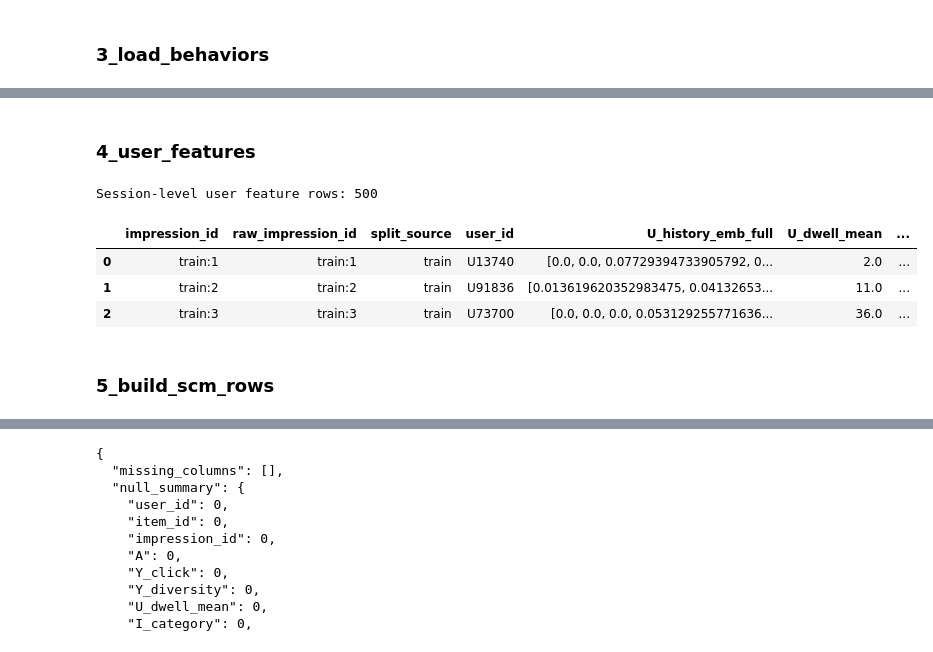
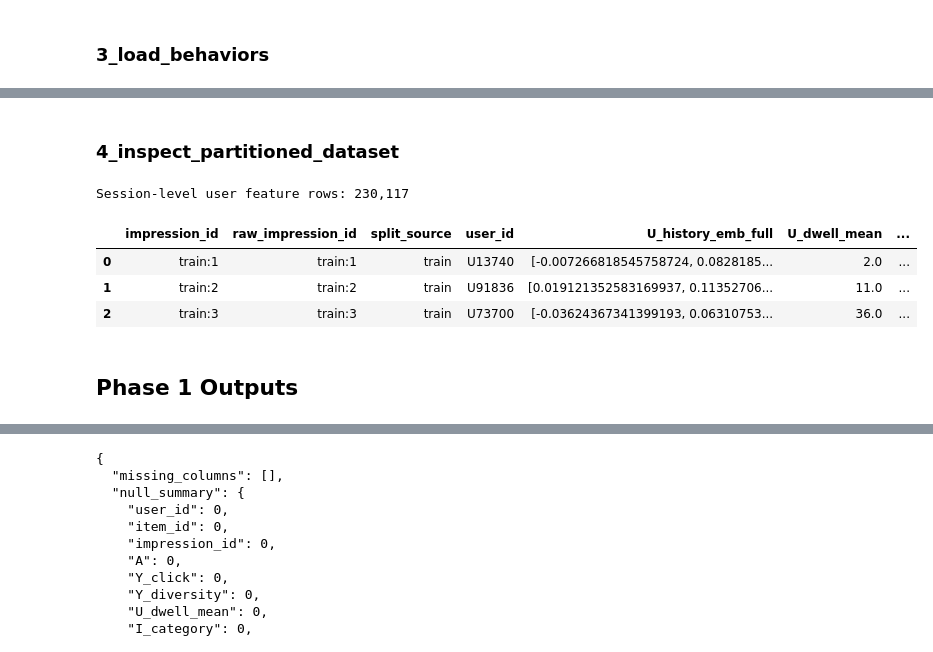
Before and after one commit to inwrongplannet/causal_rs, a Jupyter notebook: notebooks/phase_1_data_pipeline_mind_small.ipynb, the cells around one changed output, grey strips where cells are left out. Saved outputs shown, nothing was run; the diff lists cells and outputs as text; code cells hidden in the pictures.

Commit message:
improve phase notebooks and ignore heavy parquet artifacts

```diff
--- a/notebooks/phase_1_data_pipeline_mind_small.ipynb
+++ b/notebooks/phase_1_data_pipeline_mind_small.ipynb
@@ -23,28 +23,37 @@
 - `data/processed/phase1_data_report.json`
 - `data/interim/scm_full_embeddings.parquet` (full embeddings sidecar)
 # %%
+import sys
+import os
+import json
+import logging
 from pathlib import Path
 import random
+from datetime import datetime
+
+import pandas as pd
 import numpy as np
-import pandas as pd
+from sklearn.decomposition import PCA
+from sklearn.model_selection import train_test_split
 
+logging.basicConfig(level=logging.INFO, format='%(levelname)s: %(message)s')
 
-def resolve_project_root() -> Path:
-    cwd = Path.cwd().resolve()
-    for candidate in (cwd, cwd.parent):
-        if (candidate / "CausalRS_Complete_Documentation_v2.md").exists():
-            return candidate
-    return cwd
+# Adjust context to project root
+cwd = Path.cwd()
+if cwd.name == "notebooks":
+    root = cwd.parent
+else:
+    root = cwd
 
+PROJECT_ROOT = root
 
-PROJECT_ROOT = resolve_project_root()
 DATA_DIR = PROJECT_ROOT / "data"
 RAW_DIR = DATA_DIR / "raw"
 INTERIM_DIR = DATA_DIR / "interim"
 PROCESSED_DIR = DATA_DIR / "processed"
 NOTEBOOKS_DIR = PROJECT_ROOT / "notebooks"
+RAW_SMALL_DIR = RAW_DIR / "MIND-small"
 
-RAW_SMALL_DIR = RAW_DIR / "MIND-small"
 RAW_SMALL_TRAIN_DIR = RAW_SMALL_DIR / "train"
 RAW_SMALL_DEV_DIR = RAW_SMALL_DIR / "dev"
 RAW_SMALL_TEST_DIR = RAW_SMALL_DIR / "test"
@@ -57,7 +66,7 @@ TITLE_EMBED_DIM = 768
 TITLE_EMBED_MODEL = "sentence-transformers/all-mpnet-base-v2"
 ENTITY_EMBED_DIM = 100
 SPLIT_RATIOS = (0.70, 0.15, 0.15)
-MAX_BEHAVIOR_ROWS = 500  # Set to an int for fast smoke tests.
+MAX_BEHAVIOR_ROWS = None  # None for full dataset, int for fast smoke tests.
 
 for path in [
     DATA_DIR,
@@ -1093,20 +1048,20 @@ Behavior rows after parsing/filtering: 500
 # %% [markdown]
-### 4_user_features
+### 4_inspect_partitioned_dataset
 # %%
-session_user_features_df = build_session_user_features(
-    behaviors_df=behaviors_df,
-    news_features_df=news_features_df,
-    title_dim=TITLE_EMBED_DIM,
-)
+import pyarrow.dataset as ds
 
-print(f"Session-level user feature rows: {session_user_features_df.shape[0]:,}")
-session_user_features_df.head(3)
+dataset = ds.dataset(scm_parts_dir)
+print(f"Total rows in partitioned dataset: {dataset.count_rows():,}")
+print(f"Total parquet parts: {len(dataset.files)}")
+
+# Preview chunk
+dataset.to_table(limit=3).to_pandas()
 # %% [output]
-Session-level user feature rows: 500
+Session-level user feature rows: 230,117
 |  | impression_id | raw_impression_id | split_source | user_id | U_history_emb_full | U_dwell_mean | ... |
-| 0 | train:1 | train:1 | train | U13740 | [0.0, 0.0, 0.07729394733905792, 0... | 2.0 | ... |
-| 1 | train:2 | train:2 | train | U91836 | [0.013619620352983475, 0.04132653... | 11.0 | ... |
-| 2 | train:3 | train:3 | train | U73700 | [0.0, 0.0, 0.0, 0.053129255771636... | 36.0 | ... |
+| 0 | train:1 | train:1 | train | U13740 | [-0.007266818545758724, 0.0828185... | 2.0 | ... |
+| 1 | train:2 | train:2 | train | U91836 | [0.019121352583169937, 0.11352706... | 11.0 | ... |
+| 2 | train:3 | train:3 | train | U73700 | [-0.03624367341399193, 0.06310753... | 36.0 | ... |
 # %% [markdown]
-### 5_build_scm_rows
+## Phase 1 Outputs
 # %%
```
Also changed, not shown: parts of 12 cells of this notebook, 3 other files.
